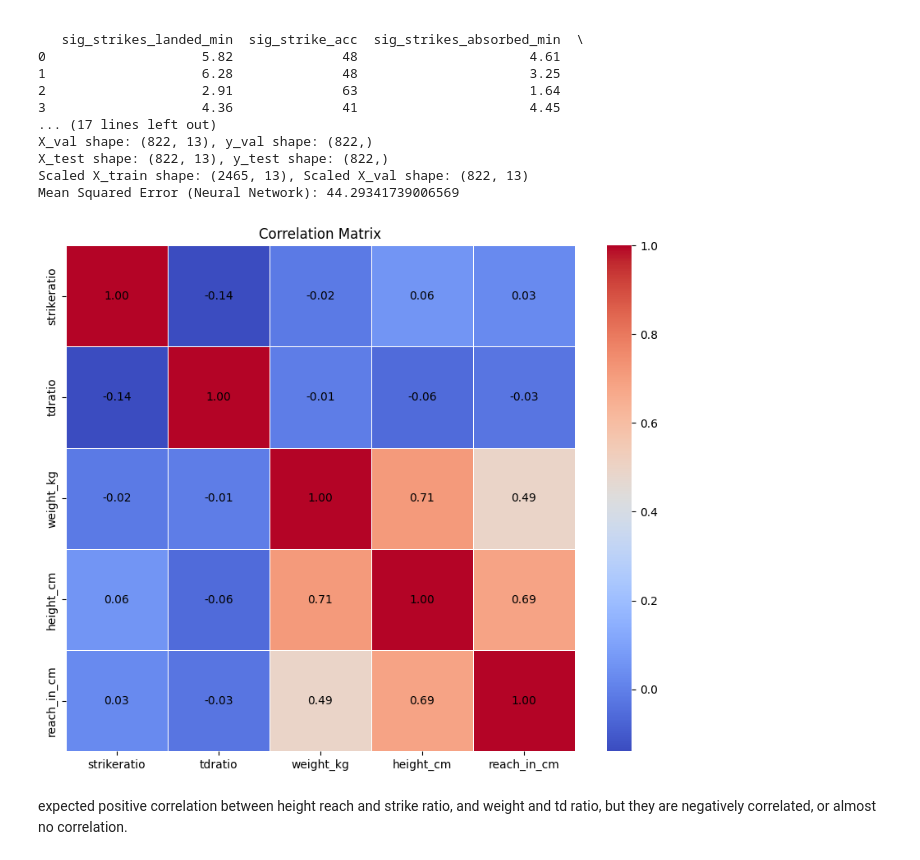
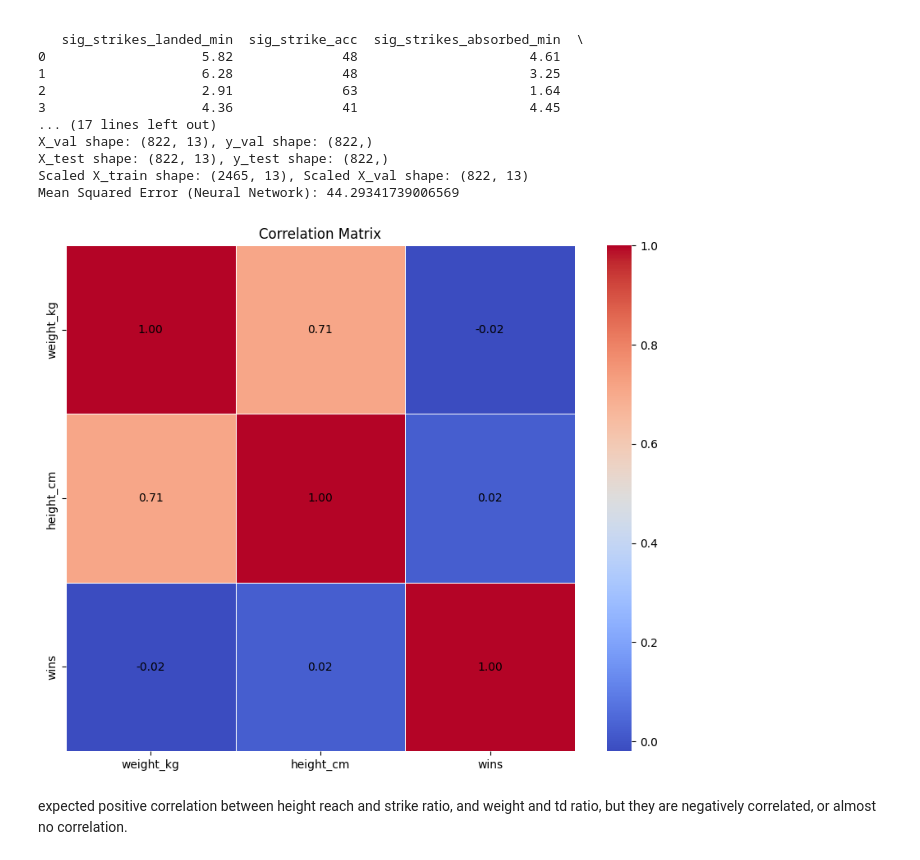
Before and after one commit to ImtiazAli1/INM701, a Jupyter notebook: cw.ipynb, the cells around one changed output. Cells and saved outputs as stored; diff of their text form; code cells hidden in the pictures.

```diff
--- a/cw.ipynb
+++ b/cw.ipynb
@@ -249,35 +247,35 @@ Mean Squared Error (Neural Network): 44.29341739006569
 # %%
 import matplotlib.pyplot as plt
 import pandas as pd
 import os
 import seaborn as sns
 from datetime import datetime
 
 path = "."
 
 filename_read = os.path.join(path, "newufc.csv")
 df = pd.read_csv(filename_read, na_values=['NA', '?'])
 
-# Calculate strike ratio
+# Calculate strike and takedown ratio
 df['strikeratio'] = df['sig_strikes_landed_min'] / df['sig_strike_def']
 df['tdratio'] = df['avg_takedowns_landed_15_min'] / df['takedown_def']
 
-#Display the correlation matrix
-corr_matrix = df[['strikeratio', 'tdratio', 'weight_kg', 'height_cm','reach_in_cm']].corr()
+#correlation matrix
+corr_matrix = df[['weight_kg', 'height_cm','wins']].corr()
 
-# Plot the correlation matrix using a heatmap
+# Plot the correlation matrix
 plt.figure(figsize=(10, 8))
 sns.heatmap(corr_matrix, cmap='coolwarm', fmt='.2f', linewidths=.5)
 plt.title('Correlation Matrix')
 
-# Manually add annotations
+# adding all correlations to the squares
 for i in range(len(corr_matrix)):
     for j in range(len(corr_matrix.columns)):
         plt.text(j + 0.5, i + 0.5, f"{corr_matrix.iloc[i, j]:.2f}", ha='center', va='center', fontsize=10)
 
 plt.show()
 # %% [output]
-[figure, old version]
+[figure, new version]
 # %% [markdown]
 expected positive correlation between height reach and strike ratio, and weight and td ratio, but they are negatively correlated, or almost no correlation.
 # %%
```
Also changed, not shown: parts of 2 cells of this notebook.
